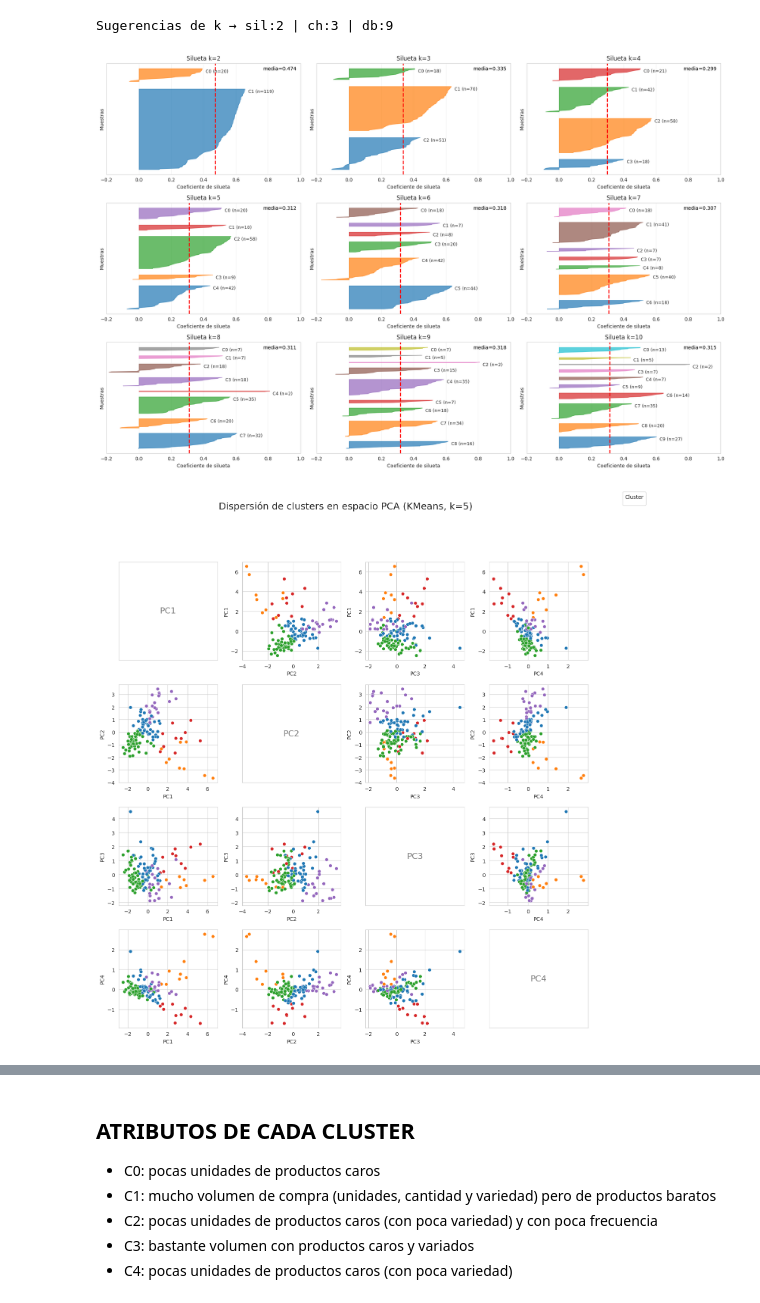
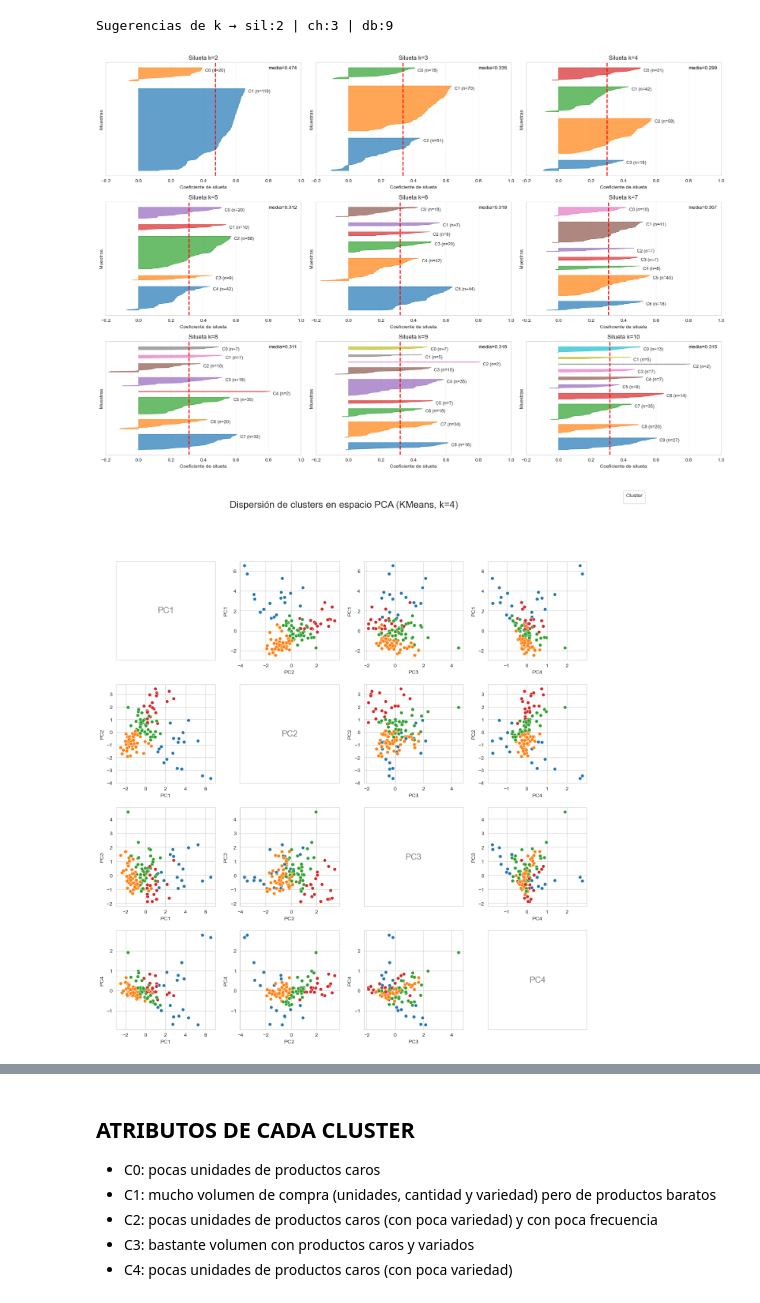
Before and after one commit to SantiagoCastellanos14/m11-practico1-eda, a Jupyter notebook: notebooks/practico_3_eda.ipynb, the cells around one changed output, grey strips where cells are left out. Cells and saved outputs as stored; diff of their text form; code cells hidden in the pictures.

```diff
--- a/notebooks/practico_3_eda.ipynb
+++ b/notebooks/practico_3_eda.ipynb
@@ -75,6 +74,8 @@ dtype: object
 | 2 | 2 | 4627 | 000-000-2001 | 2022-03 | 80.252343 | 36.0 | 3.0 | 31.0 | ... |
 | 3 | 3 | 4627 | 000-000-2001 | 2022-04 | 30.300890 | 12.0 | 1.0 | 30.0 | ... |
 | 4 | 4 | 4627 | 000-000-2001 | 2022-05 | 68.505820 | 24.0 | 2.0 | 31.0 | ... |
+# %%
+raw_df.drop(columns=['Unnamed: 0'], inplace=True)  #eliminamos la columna innecesaria
 # %% [markdown]
 ## Conclusiones iniciales
 
@@ -506,10 +506,10 @@ def plot_multi_silhouettes(
 # Gráficos de silueta para varios k
 plot_multi_silhouettes(Xp, ks=[2,3,4,5,6,7,8,9,10])
 # %% [output]
-[figure, old version]
+[figure, new version]
 # %%
-# KMeans final con K=5 (Puede ser  K=6 también, definir nosotros mas adelante)
-k_final = 5
+# KMeans final con K=4 por consideraciones relativas a la Silhuoette y a lógica de negocio
+k_final = 4
 km = KMeans(n_clusters=k_final, n_init=20, random_state=RANDOM_STATE)
 labels_km = km.fit_predict(Xp)
 
@@ -522,34 +522,34 @@ import numpy as np
 # DISPERSION PCA
 n_pcs = 4
 pcs = [f"PC{i+1}" for i in range(n_pcs)]
 
 fig, axes = plt.subplots(n_pcs, n_pcs, figsize=(16, 16))
 plt.subplots_adjust(hspace=0.25, wspace=0.25)
 
 for i in range(n_pcs):
     for j in range(n_pcs):
         ax = axes[i, j]
         if i == j:
             # Diagonal: solo el nombre del componente
             ax.text(0.5, 0.5, pcs[i], fontsize=16, ha='center', va='center', alpha=0.6)
             ax.set_xticks([])
             ax.set_yticks([])
         else:
             # Gráfico de dispersión: PCi vs PCj
             sns.scatterplot(
                 x=Xp[:, j], y=Xp[:, i], hue=labels_km, palette="tab10", s=40, ax=ax, legend=False
             )
             ax.set_xlabel(pcs[j])
             ax.set_ylabel(pcs[i])
 
 # Agrega leyenda solo una vez
 handles, labels = axes[0, 1].get_legend_handles_labels()
 fig.legend(handles, labels, title="Cluster", loc="upper right", fontsize=12)
 
 fig.suptitle(f"Dispersión de clusters en espacio PCA (KMeans, k={k_final})", fontsize=18, y=0.98)
 plt.show()
 # %% [output]
-[figure, old version]
+[figure, new version]
 # %%
 # Perfilado de clusters (medianas por variable)
 cols_num = [
```
Also changed, not shown: parts of 33 cells of this notebook, 2 other files.
